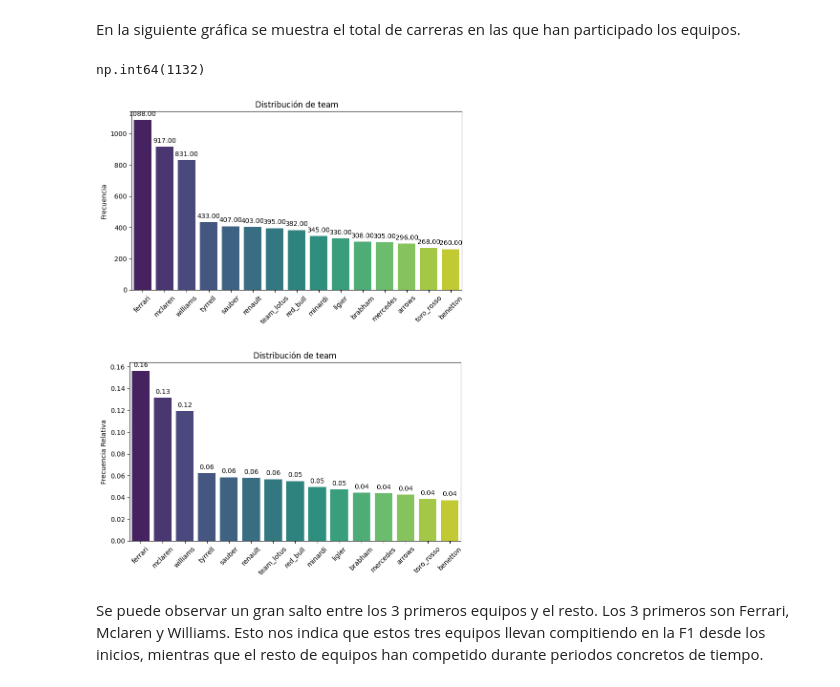
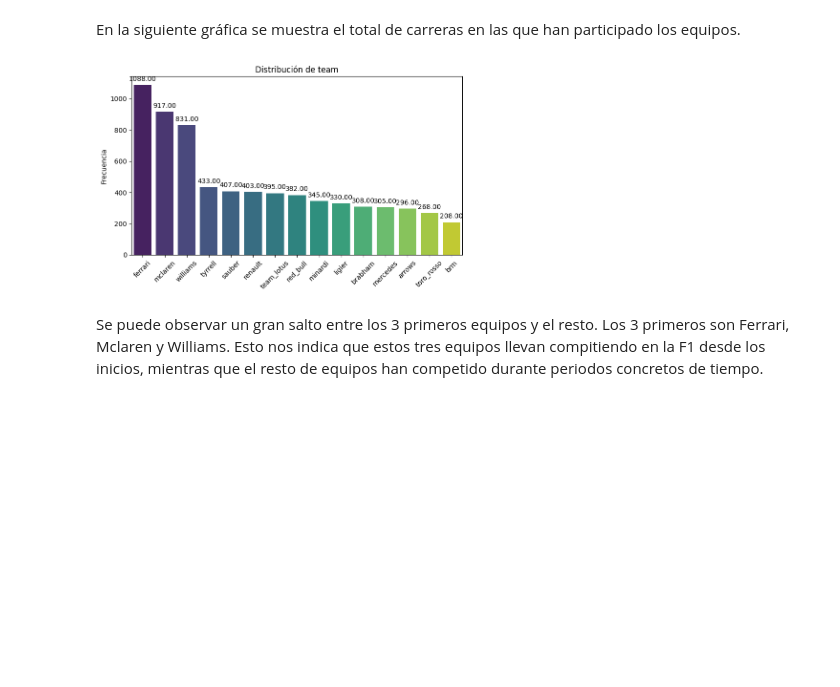
Before and after one commit to jacobo010/EDA_F1_Analysis, a Jupyter notebook: src/notebooks/segundo_notebook.ipynb, the cells around one changed output. Cells and saved outputs as stored; diff of their text form; code cells hidden in the pictures; blank space fills up the shorter version.

Commit message:
análisis de las tablas con tests y gráficos

```diff
--- a/src/notebooks/segundo_notebook.ipynb
+++ b/src/notebooks/segundo_notebook.ipynb
@@ -261,29 +306,19 @@ Name: count, Length: 211, dtype: int64
 # %% [markdown]
 En la siguiente gráfica se muestra el total de carreras en las que han participado los equipos.
-# %%
-df_combinado["raceId"].max()
-# %% [output]
-np.int64(1132)
 # %%
 # Eliminar duplicados para cada equipo en una carrera
 carreras_equipo = df_combinado.drop_duplicates(subset=["raceId", "team"])
+conteo_equipo = df_combinado['team'].value_counts()
 
-# Contar las ocurrencias de cada equipo en carreras únicas
-conteo_equipo = carreras_equipo['team'].value_counts()
-
-# Obtener los 10 equipos más frecuentes
+# Obtener los equipos más frecuentes
 df_top_10_teams = conteo_equipo.head(15).index
 
 # Filtrar el DataFrame original para incluir solo los equipos seleccionados
 df_filtrado = carreras_equipo[carreras_equipo['team'].isin(df_top_10_teams)]
 
-# Graficar la distribución de los equipos más frecuentes
 pinta_distribucion_categoricas(df_filtrado, ['team'], relativa=False, mostrar_valores=True)
-# Gráfico relativo.
-pinta_distribucion_categoricas(df_filtrado, ['team'], relativa=True, mostrar_valores=True)
 # %% [output]
-[figure, old version]
+[figure, new version]
-[figure, removed]
 # %% [markdown]
 Se puede observar un gran salto entre los 3 primeros equipos y el resto. Los 3 primeros son Ferrari, Mclaren y Williams. Esto nos indica que estos tres equipos llevan compitiendo en la F1 desde los inicios, mientras que el resto de equipos han competido durante periodos concretos de tiempo.
 # %%
```
Also changed, not shown: parts of 25 cells of this notebook.
